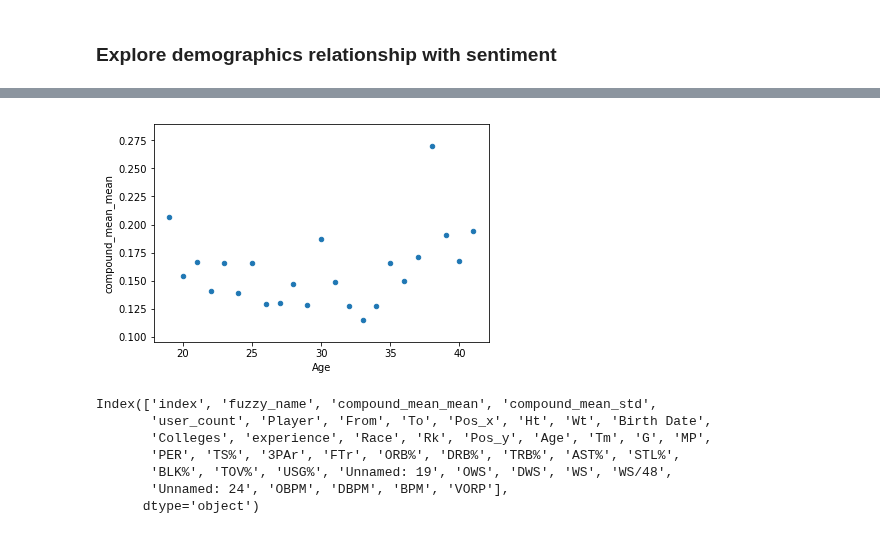
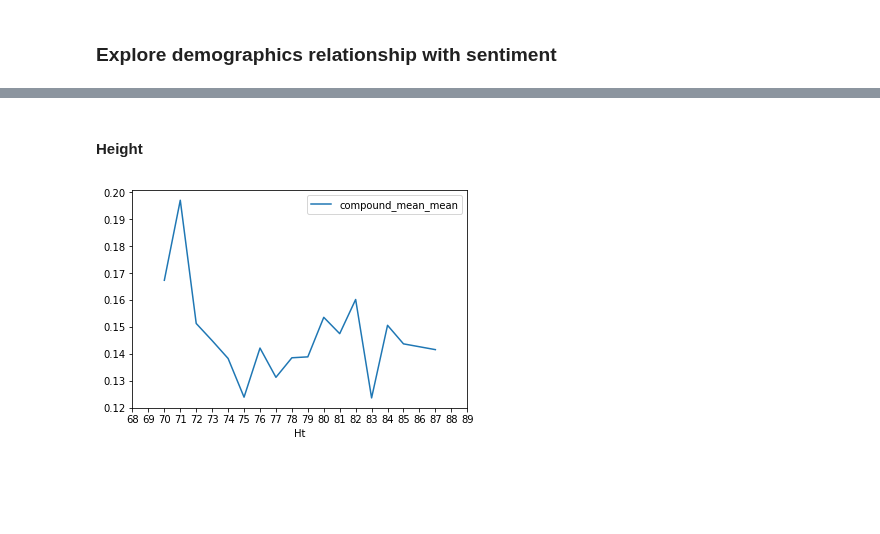
Before and after one commit to map222/trailofpapers, a Jupyter notebook: sentiment_nba/nba-sentiment.ipynb, the cells around one changed output, grey strips where cells are left out. Cells and saved outputs as stored; diff of their text form; code cells hidden in the pictures; blank space fills up the shorter version.

Commit message:
Updated sentiment notebook to include graphs and initial regression model

```diff
--- a/sentiment_nba/nba-sentiment.ipynb
+++ b/sentiment_nba/nba-sentiment.ipynb
@@ -70,5 +79,5 @@ performance_df['Player'] = performance_df['Player'].str.lower()
 # %%
-demo_df = demo_df.merge(performance_df, on = 'Player')
+demo_df = demo_df.merge(performance_df, on = 'Player').merge(team_df, on='Tm')
 demo_df.head(2)
 # %% [output]
 |  | Player | From | To | Pos_x | Ht | Wt | Birth Date | Colleges | experience | Race | ... |
@@ -313,7 +323,10 @@ name_map = {name:'unclear' for name in ['rivers', 'bird', 'draymond sessions', '
                     'walton walton', 'nene kanter', 'courtney love', 'george will', 'charles charles', 'jason aaron', 'lebron jae',
                     'sterling lebron', 'bobby lebron', 'damien', 'cleveland', 'cleveland cleveland', 'ben ben', 'martin', "o'bryant",
                                        'sam sam']}
-name_map.update({'giannis':'giannis antetokounmpo'})
+name_map.update({'giannis':'giannis antetokounmpo',
+                'kd':'kevin durant',
+                 'lbj':'lebron james',
+                 'lma':'lamarcus aldridge'})
 # %%
 %%time
 nba2017_df['fuzzy_name'] = nba2017_df.apply(lambda row: name_map[row['str_entities']] if row['str_entities'] in name_map else row['fuzzy_name'], axis=1)
@@ -402,6 +416,7 @@ player_sentiment_df.query('user_count > 100').sort_values('compound_mean_std').t
 # %%
-join_df = (player_sentiment_df.reset_index()
-                         .merge(demo_df, left_on = 'fuzzy_name', right_on = 'Player'))
+join_df = (player_sentiment_df.query('user_count > 100')
+                         .merge(demo_df, left_on = 'fuzzy_name', right_on = 'Player')
+                          .drop(columns=['Unnamed: 19', 'Unnamed: 24']))
 join_df['PER'] = pd.to_numeric(join_df['PER'])
 join_df['Age'] = pd.to_numeric(join_df['Age'])
 join_df['Wt'] = pd.to_numeric(join_df['Wt'])
@@ -426,14 +449,10 @@ join_df.groupby('Race').mean()
+# %%
+join_df['youth'] = (join_df['Age'].mean() - join_df['Age']).clip(0)
+join_df['oldness'] = (join_df['Age'] - join_df['Age'].mean()).clip(0)
+# %% [markdown]
+#### Height
 # %%
-join_df.groupby('Age').mean().reset_index().plot('Age', 'compound_mean_mean', kind='scatter');
+join_df.groupby('Ht').mean().reset_index().plot('Ht', 'compound_mean_mean');
+plt.xticks(range(68,90,1) );
 # %% [output]
-[figure, old version]
+[figure, new version]
-# %%
-join_df.columns
-# %% [output]
-Index(['index', 'fuzzy_name', 'compound_mean_mean', 'compound_mean_std',
-       'user_count', 'Player', 'From', 'To', 'Pos_x', 'Ht', 'Wt', 'Birth Date',
-       'Colleges', 'experience', 'Race', 'Rk', 'Pos_y', 'Age', 'Tm', 'G', 'MP',
-       'PER', 'TS%', '3PAr', 'FTr', 'ORB%', 'DRB%', 'TRB%', 'AST%', 'STL%',
-       'BLK%', 'TOV%', 'USG%', 'Unnamed: 19', 'OWS', 'DWS', 'WS', 'WS/48',
-       'Unnamed: 24', 'OBPM', 'DBPM', 'BPM', 'VORP'],
-      dtype='object')
```
Also changed, not shown: parts of 33 cells of this notebook.
